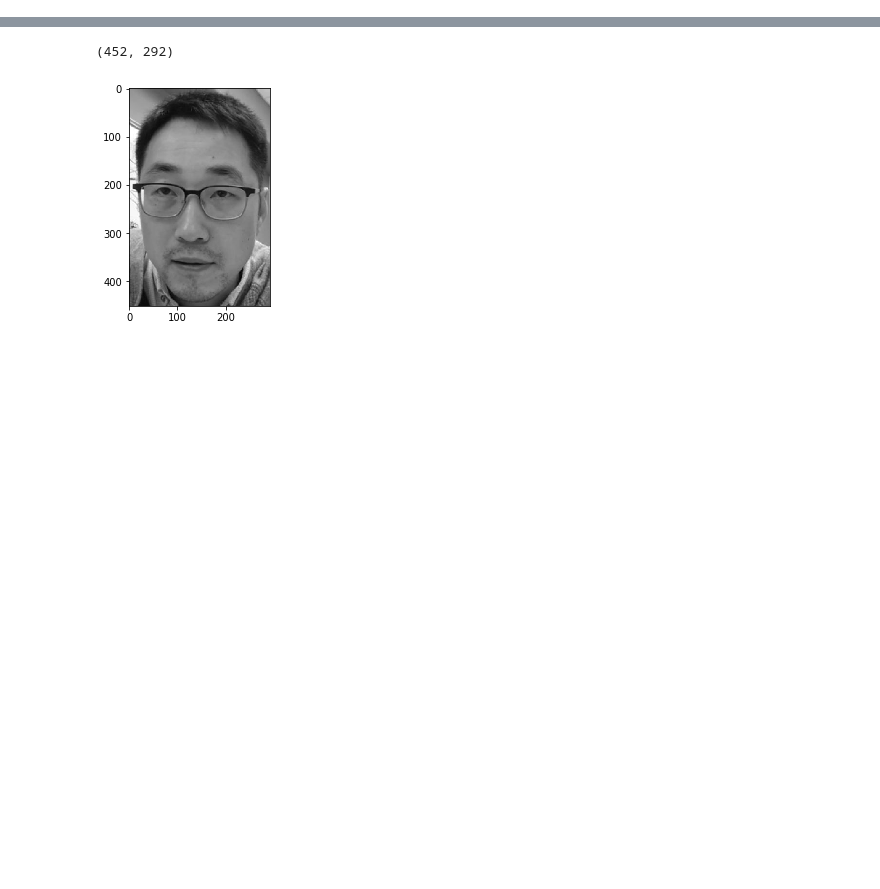
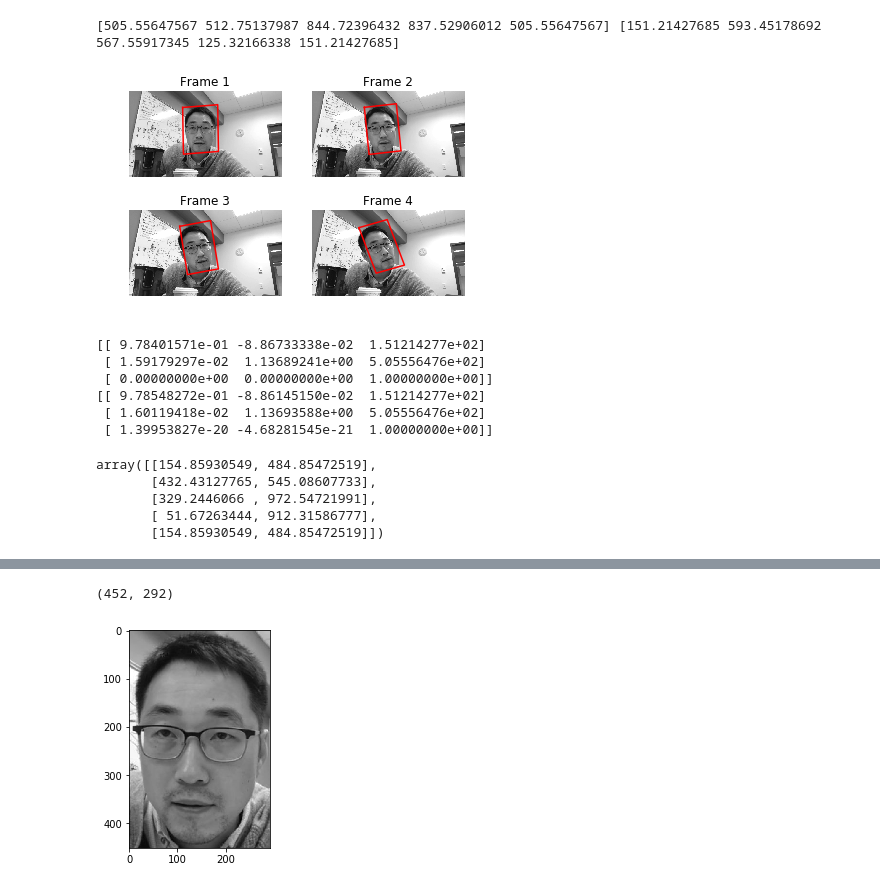
Before and after one commit to djzts/CSCI5561, a Jupyter notebook: hw2/Reg.ipynb, the cells around one changed output, grey strips where cells are left out. Saved outputs shown, nothing was run; the diff lists cells and outputs as text; code cells hidden in the pictures; blank space fills up the shorter version.

```diff
--- a/hw2/Reg.ipynb
+++ b/hw2/Reg.ipynb
@@ -397,0 +404,24 @@ if __name__ == '__main__':
+# %%
+visualize_track_multi_frames(template, target_list, A_list)
+# %% [output]
+[505.55647567 512.75137987 844.72396432 837.52906012 505.55647567] [151.21427685 593.45178692 567.55917345 125.32166338 151.21427685]
+[figure, added]
+# %%
+print(A_list[0])
+print(A_align_list[0])
+# %% [output]
+[[ 9.78401571e-01 -8.86733338e-02  1.51214277e+02]
+ [ 1.59179297e-02  1.13689241e+00  5.05556476e+02]
+ [ 0.00000000e+00  0.00000000e+00  1.00000000e+00]]
+[[ 9.78548272e-01 -8.86145150e-02  1.51214277e+02]
+ [ 1.60119418e-02  1.13693588e+00  5.05556476e+02]
+ [ 1.39953827e-20 -4.68281545e-21  1.00000000e+00]]
+# %%
+np.hstack((np.array([[0, 0], [template.shape[1], 0], [template.shape[1], template.shape[0]],
+                                        [0, template.shape[0]], [0, 0]]), np.ones((5, 1)))) @ A[:2, :].T
+# %% [output]
+array([[154.85930549, 484.85472519],
+       [432.43127765, 545.08607733],
+       [329.2446066 , 972.54721991],
+       [ 51.67263444, 912.31586777],
+       [154.85930549, 484.85472519]])
```
Also changed, not shown: parts of 6 cells of this notebook.
